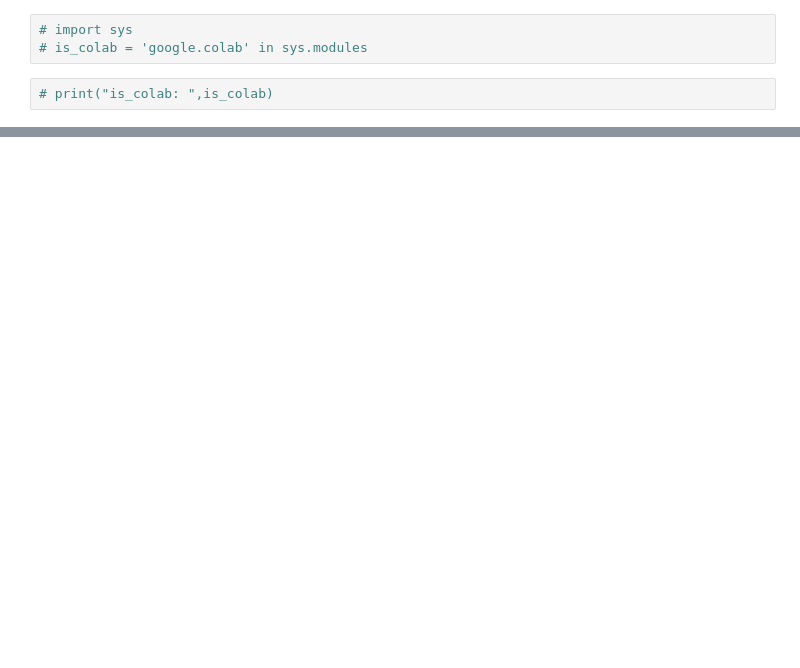
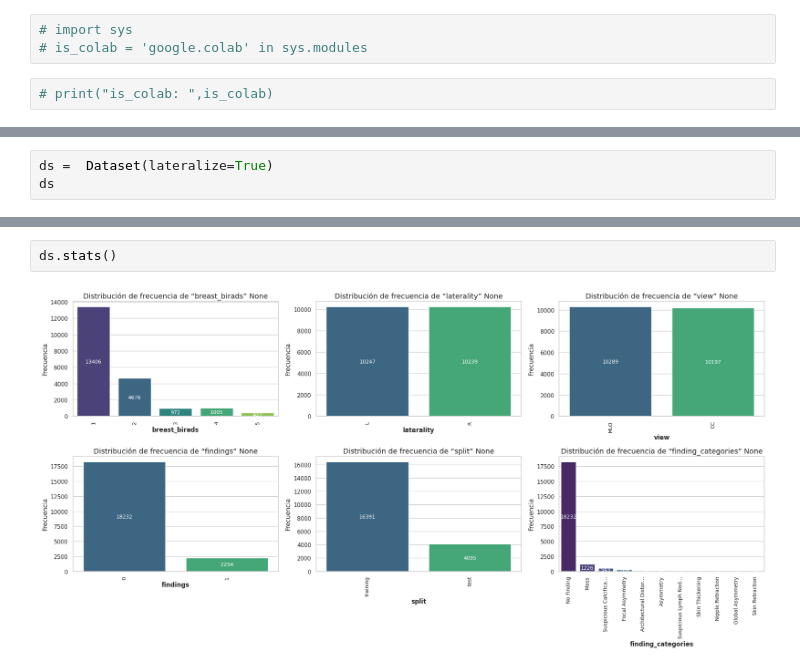
Before and after one commit to emiliodelgadouy/tesis, a Jupyter notebook: 01GenerateDumps.ipynb, the cells around one changed output, grey strips where cells are left out. Cells and saved outputs as stored; diff of their text form; blank space fills up the shorter version.

```diff
--- a/01GenerateDumps.ipynb
+++ b/01GenerateDumps.ipynb
@@ -67,0 +37,3 @@ dataset_balanced[(dataset_balanced["split"]=="training")&(dataset_balanced['find
+# %%
+ds =  Dataset(lateralize=True)
+ds
@@ -67,0 +54,4 @@ dataset_balanced[(dataset_balanced["split"]=="training")&(dataset_balanced['find
+# %%
+ds.stats()
+# %% [output]
+[figure, added]
```
Also changed, not shown: parts of 32 cells of this notebook, 2 other files.
